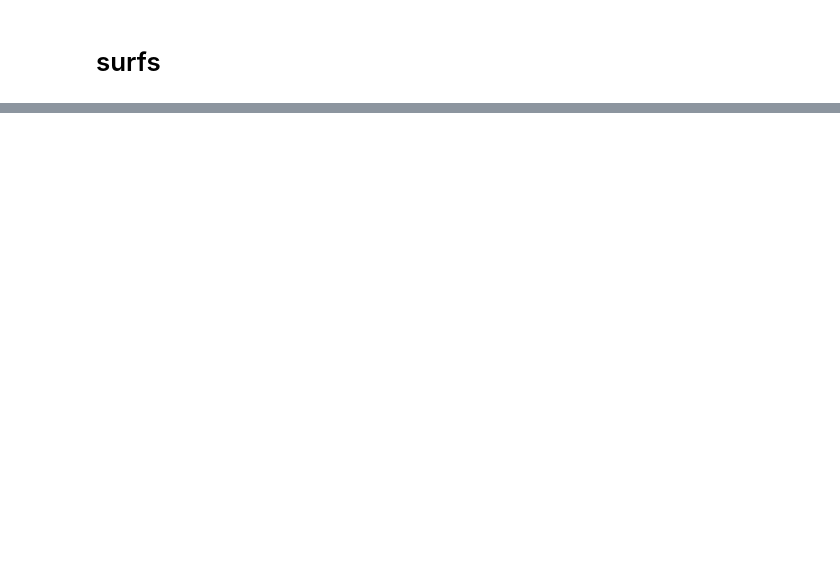
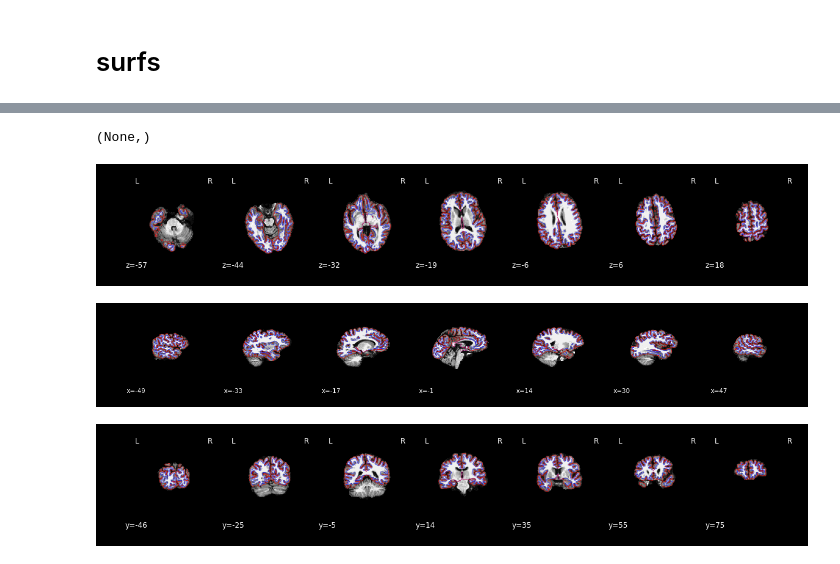
Before and after one commit to fliem/freesurfer, a Jupyter notebook: notebooks/fs_qc_plots.ipynb, the cells around one changed output, grey strips where cells are left out. Drawn from its saved outputs; the diff is of its cells as text; code cells hidden in the pictures; blank space fills up the shorter version.

```diff
--- a/notebooks/fs_qc_plots.ipynb
+++ b/notebooks/fs_qc_plots.ipynb
@@ -83,0 +101,12 @@ plotting.plot_roi(overlays , brain, cmap="prism")
+# %%
+cuts = cuts_from_bbox(contour, cuts=7)
+plot_registration(brain_img, '',
+                  estimate_brightness=True,
+                  cuts=cuts,
+                  contour=contour,
+                  compress=True),
+# %% [output]
+(None,)
+[figure, added]
+[figure, added]
+[figure, added]
```
Also changed, not shown: parts of 12 cells of this notebook, 1 other file.
